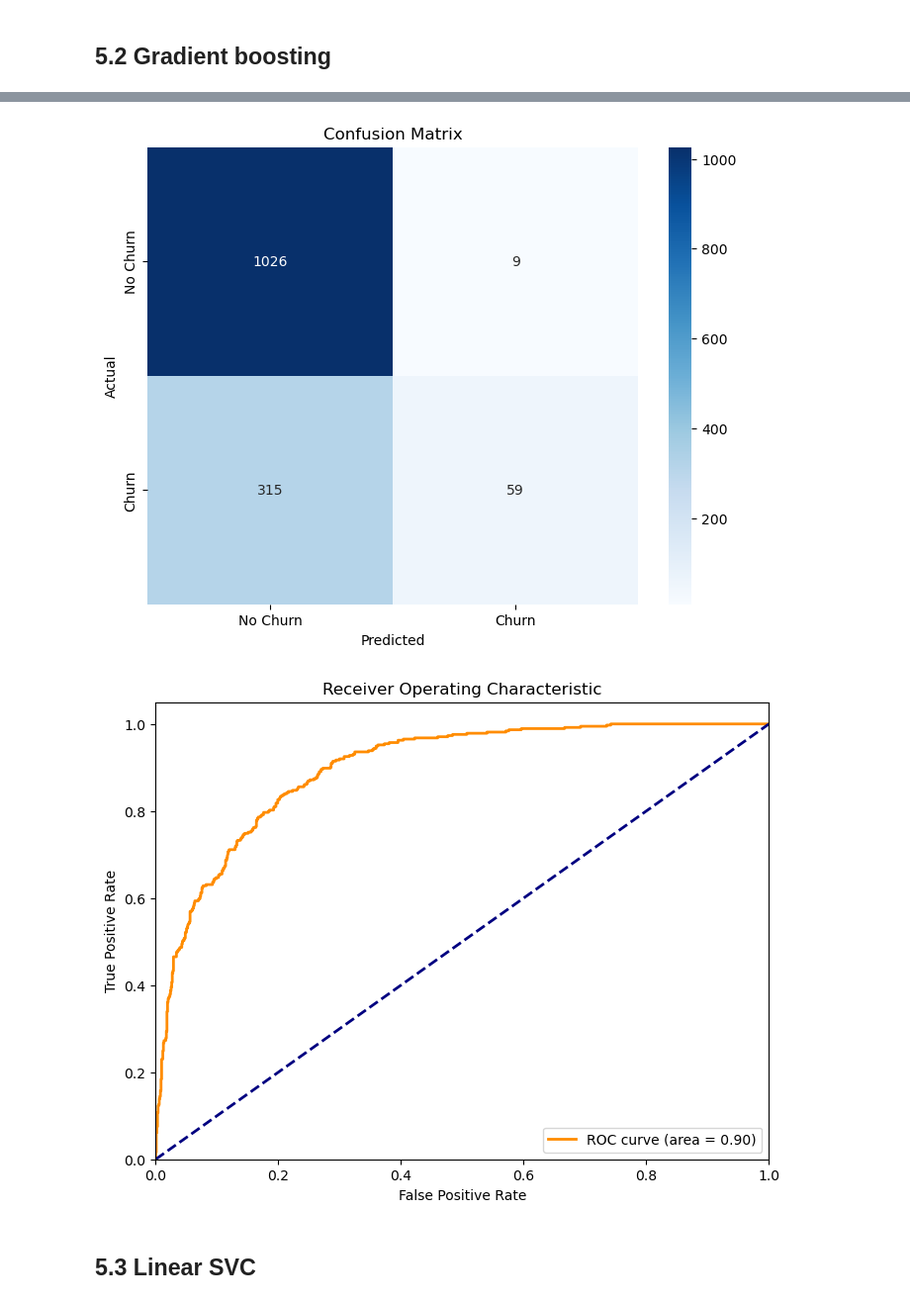
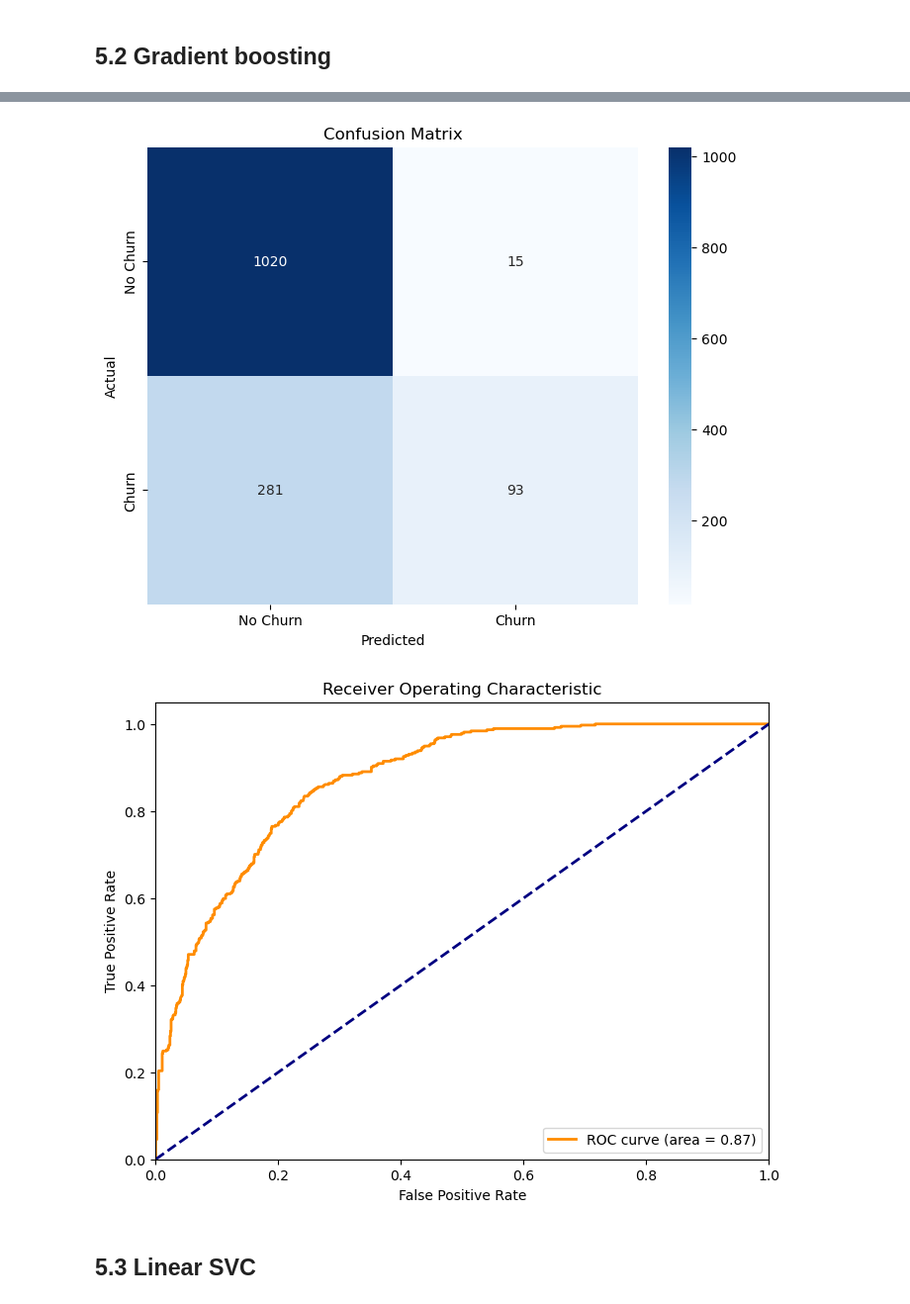
Before and after one commit to seckinadali/telco-churn-prediction, a Jupyter notebook: notebooks/03_model_development.ipynb, the cells around one changed output, grey strips where cells are left out. Shown at 99% size. Cells and saved outputs as stored; diff of their text form; code cells hidden in the pictures.

Commit message:
Drop one category per feature during one-hot encoding and re-evaluate models in 03_model_development.ipynb

```diff
--- a/notebooks/03_model_development.ipynb
+++ b/notebooks/03_model_development.ipynb
@@ -167,7 +167,7 @@ num_tr = Pipeline([
 
 # One-hot encoding for categorical features
 cat_tr = Pipeline([
-    ('onehot', OneHotEncoder(handle_unknown='ignore', sparse_output=False))
+    ('onehot', OneHotEncoder(drop='first', handle_unknown='ignore', sparse_output=False))
 ])
 
 # Combine both in a preprocessor
@@ -595,23 +595,23 @@ weighted avg       0.84      0.79      0.80      1409
 # %% [markdown]
 ## 5.2 Gradient boosting
 # %%
-gb_param_grid = {
+rf_param_grid = {
     "model__n_estimators": [50, 100, 200],
-    "model__learning_rate": [0.001, 0.01, 0.1, 0.2],
-    "model__max_depth": [3, 5, 7],
+    "model__max_depth": [3, 5, 7, None],  # None allows nodes to expand until all leaves are pure
     "model__min_samples_split": [2, 5, 10],
     "model__min_samples_leaf": [1, 3, 5],
-    "model__subsample": [0.7, 0.8, 1.0]
+    "model__max_features": ["sqrt", "log2"],  # Feature selection for each split
+    "model__bootstrap": [True, False]  # Whether to use bootstrap samples
 }
 
-gb_pipeline = Pipeline([
+rf_pipeline = Pipeline([
     ('preprocessor', preprocessor),
-    ('model', GradientBoostingClassifier(random_state=42))
+    ('model', RandomForestClassifier(random_state=42))
 ])
 
-gb_grid_search = RandomizedSearchCV(
-    gb_pipeline,
-    param_distributions=gb_param_grid,
+rf_grid_search = RandomizedSearchCV(
+    rf_pipeline,
+    param_distributions=rf_param_grid,
     n_iter=15,
     scoring=precision_scorer,
     cv=cv,
@@ -620,10 +620,10 @@ gb_grid_search = RandomizedSearchCV(
     verbose=1
 )
 
-gb_grid_search.fit(X_train, y_train)
+rf_grid_search.fit(X_train, y_train)
 
 # Get best parameters and score
-print(f"Best parameters: {gb_grid_search.best_params_}")
-print(f"Best precision: {gb_grid_search.best_score_:.4f}")
+print(f"Best parameters: {rf_grid_search.best_params_}")
+print(f"Best precision: {rf_grid_search.best_score_:.4f}")
 # %% [output]
 Fitting 5 folds for each of 15 candidates, totalling 75 fits
@@ -632,4 +632,4 @@ Best precision: 0.9136
 # %%
 # Evaluate on test set
-evaluate_model(gb_grid_search.best_estimator_, score=precision_score)
+evaluate_model(rf_grid_search.best_estimator_, score=precision_score)
 # %% [output]
@@ -647,5 +647,5 @@ weighted avg       0.79      0.77      0.71      1409
 [figure]
-[figure, old version]
+[figure, new version]
 # %% [markdown]
 ## 5.3 Linear SVC
 # %%
```
Also changed, not shown: parts of 15 cells of this notebook.
